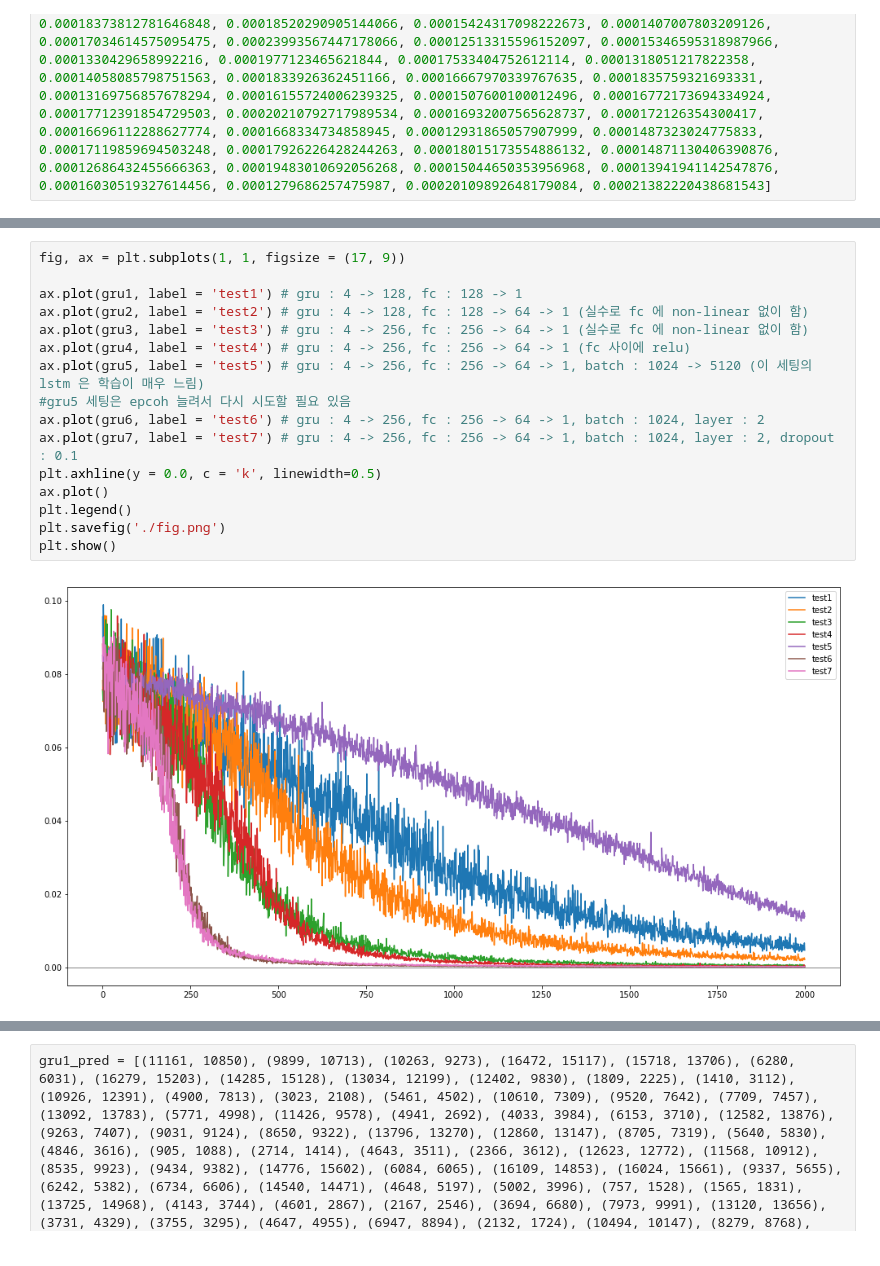
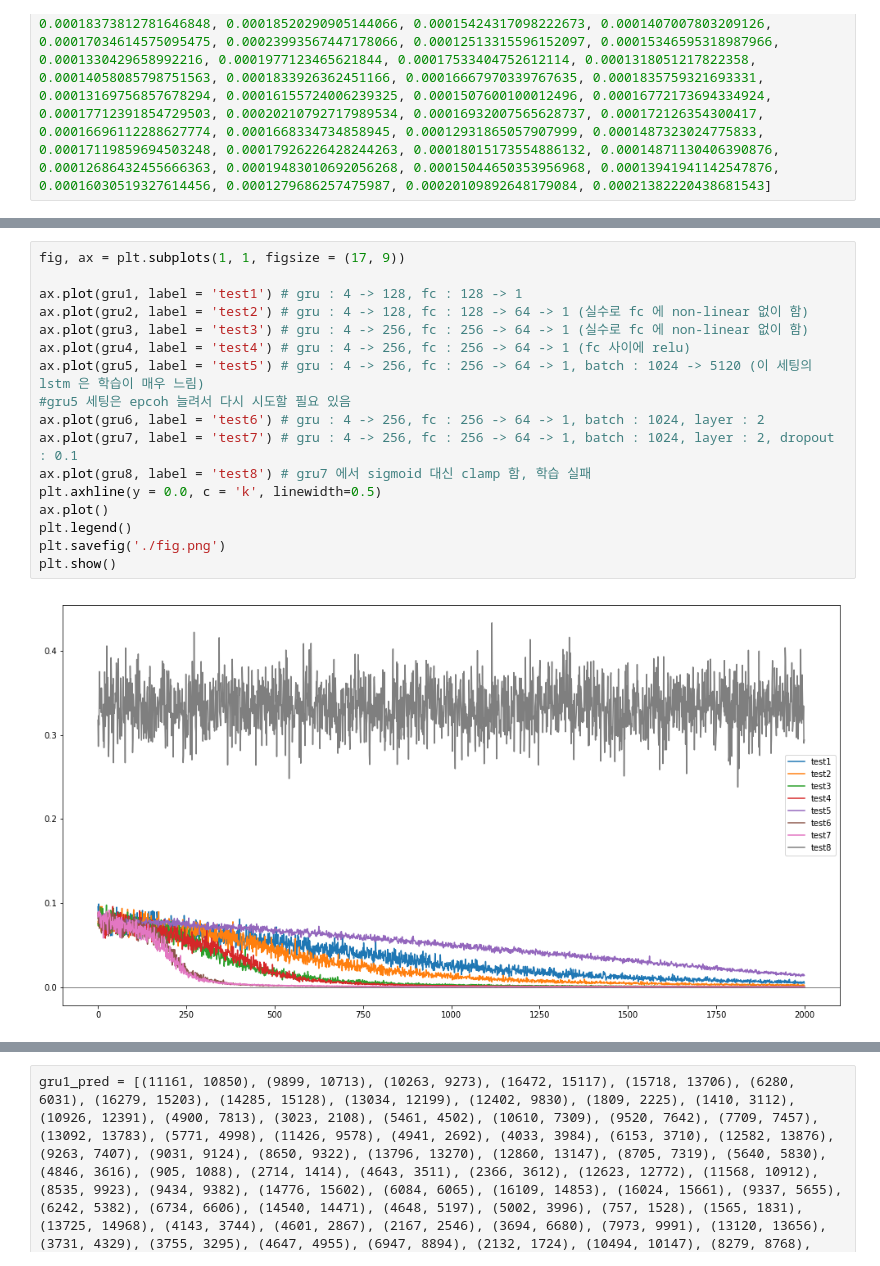
Before and after one commit to WooYoung94/DNA-alignment, a Jupyter notebook: DNA-alignment experiments.ipynb, the cells around one changed output, grey strips where cells are left out. Cells and saved outputs as stored; diff of their text form.

```diff
--- a/DNA-alignment experiments.ipynb
+++ b/DNA-alignment experiments.ipynb
@@ -57,21 +59,22 @@ gru7 = [0.08346521109342575, 0.08981053531169891, 0.08585142344236374, 0.0848825
 # %%
 fig, ax = plt.subplots(1, 1, figsize = (17, 9))
 
 ax.plot(gru1, label = 'test1') # gru : 4 -> 128, fc : 128 -> 1
 ax.plot(gru2, label = 'test2') # gru : 4 -> 128, fc : 128 -> 64 -> 1 (실수로 fc 에 non-linear 없이 함)
 ax.plot(gru3, label = 'test3') # gru : 4 -> 256, fc : 256 -> 64 -> 1 (실수로 fc 에 non-linear 없이 함)
 ax.plot(gru4, label = 'test4') # gru : 4 -> 256, fc : 256 -> 64 -> 1 (fc 사이에 relu)
 ax.plot(gru5, label = 'test5') # gru : 4 -> 256, fc : 256 -> 64 -> 1, batch : 1024 -> 5120 (이 세팅의 lstm 은 학습이 매우 느림)
 #gru5 세팅은 epcoh 늘려서 다시 시도할 필요 있음
 ax.plot(gru6, label = 'test6') # gru : 4 -> 256, fc : 256 -> 64 -> 1, batch : 1024, layer : 2
 ax.plot(gru7, label = 'test7') # gru : 4 -> 256, fc : 256 -> 64 -> 1, batch : 1024, layer : 2, dropout : 0.1
+ax.plot(gru8, label = 'test8') # gru7 에서 sigmoid 대신 clamp 함, 학습 실패
 plt.axhline(y = 0.0, c = 'k', linewidth=0.5)
 ax.plot()
 plt.legend()
 plt.savefig('./fig.png')
 plt.show()
 # %% [output]
-[figure, old version]
+[figure, new version]
 # %%
 fig, ax = plt.subplots(1, 1, figsize = (17, 9))
 
```
Also changed, not shown: parts of 2 cells of this notebook, 3 other files.
